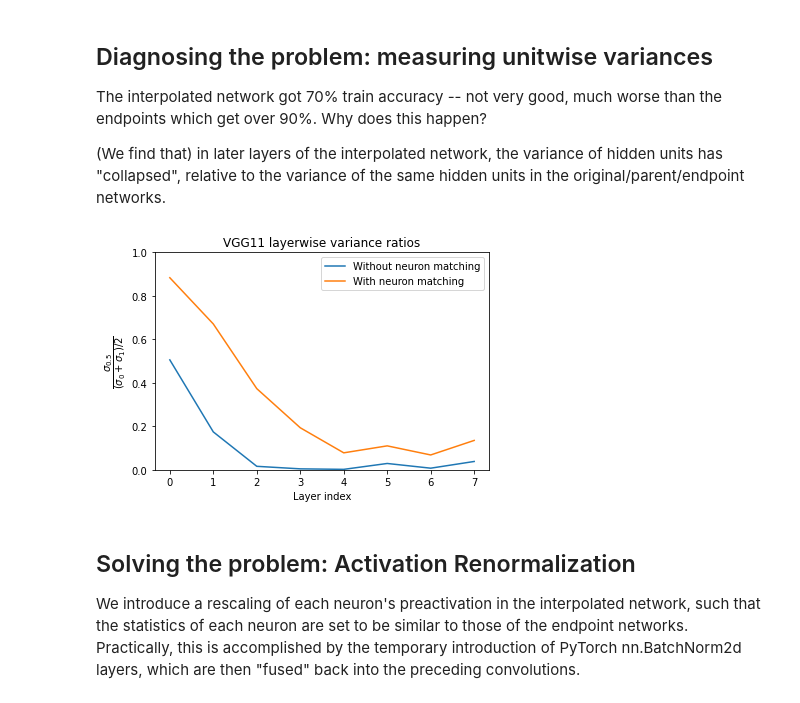
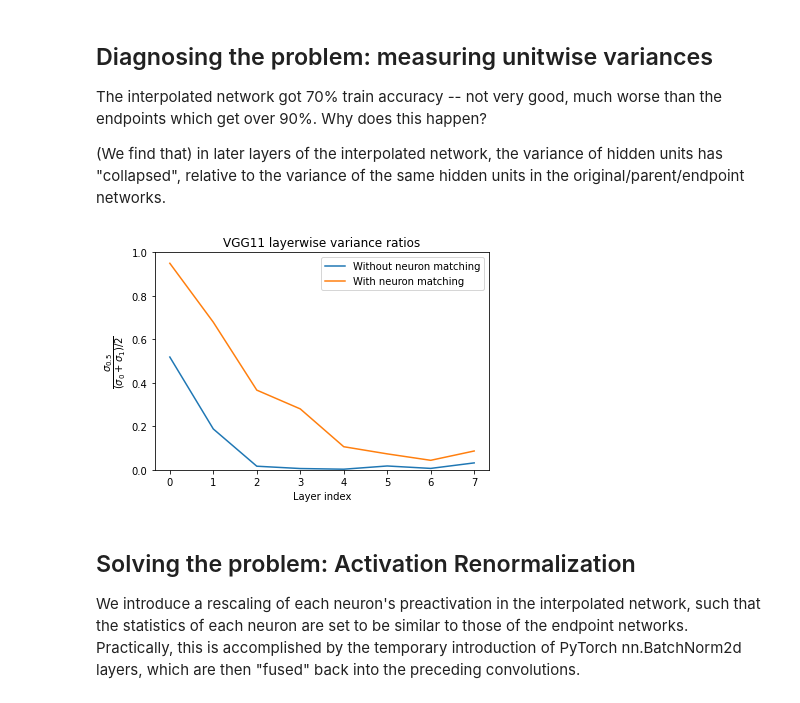
Before and after one commit to KellerJordan/REPAIR, a Jupyter notebook: notebooks/Train-and-Permute-CIFAR10-VGG11.ipynb, the cells around one changed output. Cells and saved outputs as stored; diff of their text form; code cells hidden in the pictures.

```diff
--- a/notebooks/Train-and-Permute-CIFAR10-VGG11.ipynb
+++ b/notebooks/Train-and-Permute-CIFAR10-VGG11.ipynb
@@ -395,38 +395,38 @@ def get_layerwise_vars(k0, k1):
             out = out.permute(1, 0, 2, 3).reshape(out.size(1), -1)
             avg_var = out.var(1).mean()
             vv.append(avg_var.item())
         vvs.append(np.array(vv))
     vv0, vva, vv1 = vvs
     return vv0, vva, vv1
 
 # returns a list of ratios between the variance of
 # the weight-interpolation midpoint and the averaged variances
 # of the two endpoints.
 def get_layerwise_ratios(k0, k1):
     vv0, vva, vv1 = get_layerwise_vars(k0, k1)
     vv00 = (vv0+vv1)/2
     rr = vva/vv0
     return rr
 
-k0 = 'vgg11x%d_nobn_v1' % w
-k1 = 'vgg11x%d_nobn_v2' % w
+k0 = 'vgg11x%d_v1b' % w
+k1 = 'vgg11x%d_v2b' % w
 rr1 = get_layerwise_ratios(k0, k1)
 
-k0 = 'vgg11x%d_nobn_v1' % w
-k1 = 'vgg11x%d_nobn_v2_perm1' % w
+k0 = 'vgg11x%d_v1b' % w
+k1 = 'vgg11x%d_v2b_perm1b' % w
 rr2 = get_layerwise_ratios(k0, k1)
 
 plt.plot(rr1, label='Without neuron matching')
 plt.plot(rr2, label='With neuron matching')
 # plt.yscale('log')
 plt.ylim([0, 1])
 plt.xlabel('Layer index')
 plt.title('VGG11 layerwise variance ratios')
 plt.ylabel('$\\dfrac{\\sigma_{0.5}}{(\\sigma_0 + \\sigma_1)/2}$')
 plt.legend()
 plt.show()
 # %% [output]
-[figure, old version]
+[figure, new version]
 # %% [markdown]
 ## Solving the problem: Activation Renormalization
 
```
Also changed, not shown: parts of 12 cells of this notebook.
